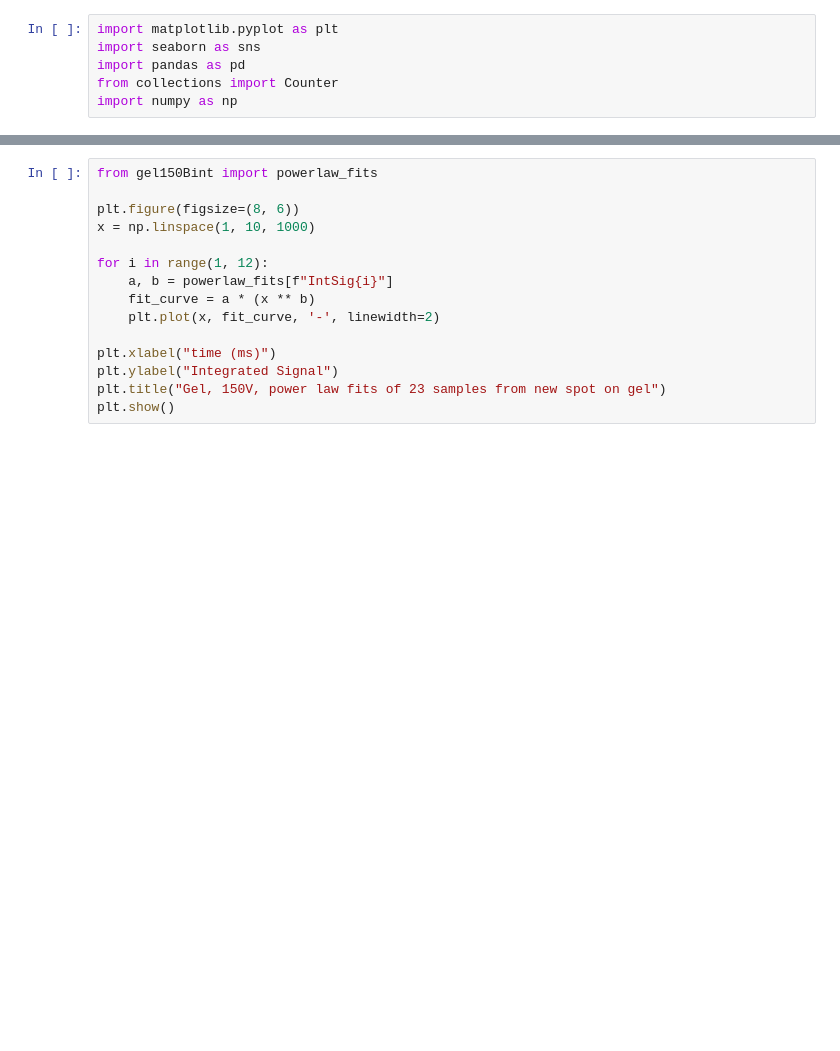
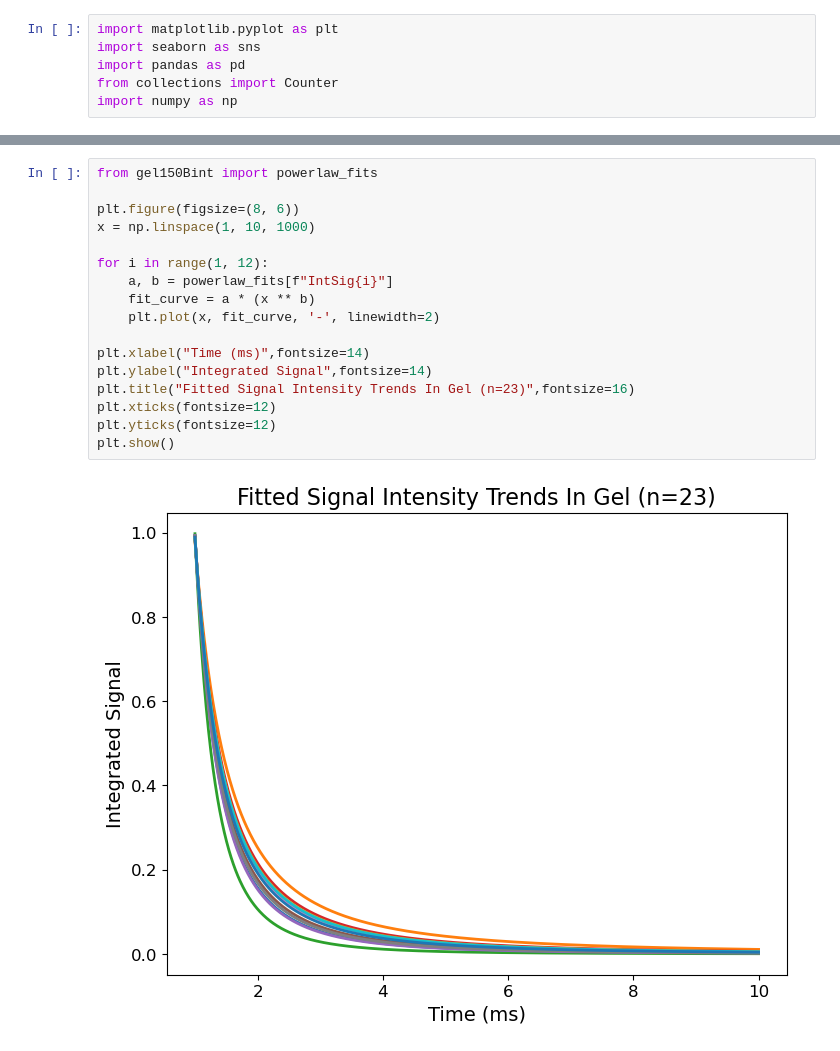
Before and after one commit to JackChefetz/histotripsy_signal_processing, a Jupyter notebook: 2_25_results/results.ipynb, the cells around one changed output, grey strips where cells are left out. Saved outputs shown, nothing was run; the diff lists cells and outputs as text; blank space fills up the shorter version.

```diff
--- a/2_25_results/results.ipynb
+++ b/2_25_results/results.ipynb
@@ -128,15 +160,19 @@ plt.show()
 # %%
 from gel150Bint import powerlaw_fits
 
 plt.figure(figsize=(8, 6))
 x = np.linspace(1, 10, 1000)
 
 for i in range(1, 12):
     a, b = powerlaw_fits[f"IntSig{i}"]
     fit_curve = a * (x ** b)
     plt.plot(x, fit_curve, '-', linewidth=2)
 
-plt.xlabel("time (ms)")
-plt.ylabel("Integrated Signal")
-plt.title("Gel, 150V, power law fits of 23 samples from new spot on gel")
+plt.xlabel("Time (ms)",fontsize=14)
+plt.ylabel("Integrated Signal",fontsize=14)
+plt.title("Fitted Signal Intensity Trends In Gel (n=23)",fontsize=16)
+plt.xticks(fontsize=12)
+plt.yticks(fontsize=12)
 plt.show()
+# %% [output]
+[figure, added]
```
Also changed, not shown: parts of 7 cells of this notebook, 53 other files.
